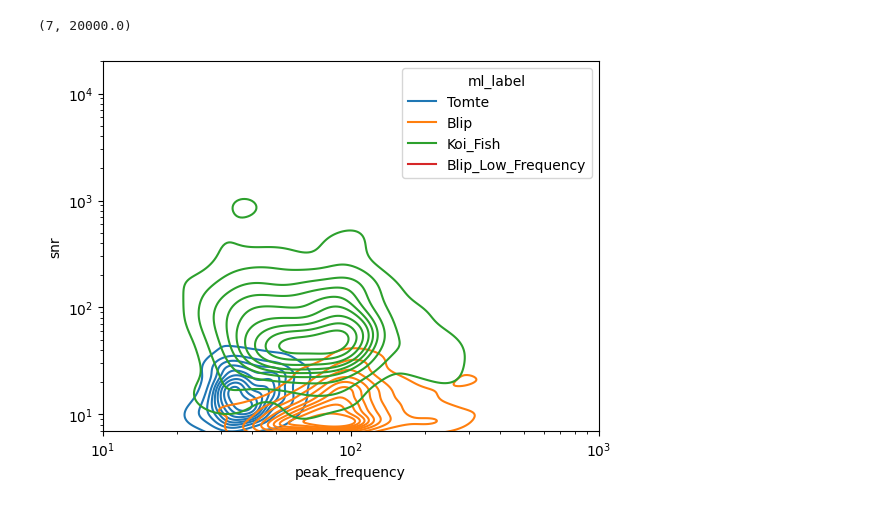
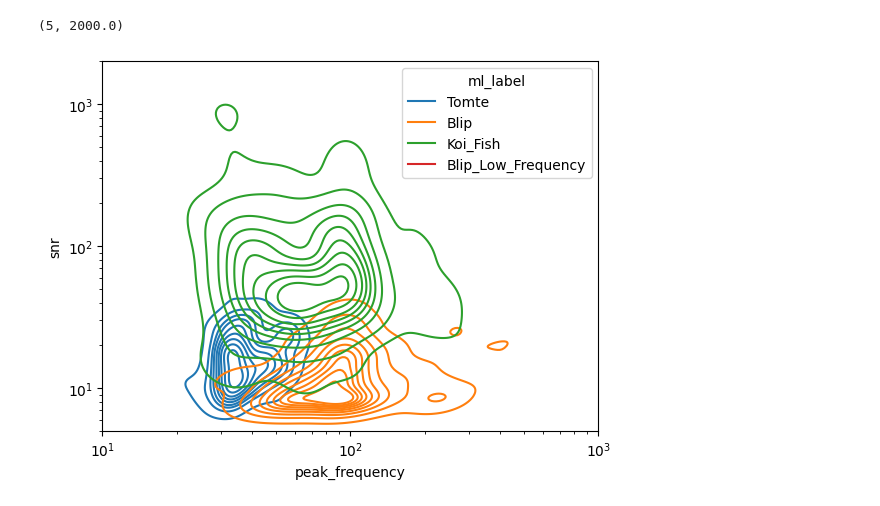
Before and after one commit to andrew-lundgren/antiglitch, a Jupyter notebook: plots/plot_gspy.ipynb, the cells around one changed output. Saved outputs shown, nothing was run; the diff lists cells and outputs as text; code cells hidden in the pictures.

```diff
--- a/plots/plot_gspy.ipynb
+++ b/plots/plot_gspy.ipynb
@@ -64,13 +68,13 @@ plt.ylim(7,2e4)
 # %%
 sns.kdeplot(gspy.query("ifo == 'V1'"),
                 x='peak_frequency', y='snr',
                 hue='ml_label', hue_order=ml_types,
                 log_scale=True, common_norm=False)
 plt.xlim(10,1000)
-plt.ylim(7,2e4)
+plt.ylim(5,2e3)
 # %% [output]
-(7, 20000.0)
+(5, 2000.0)
-[figure, old version]
+[figure, new version]
 # %%
 fig = sns.kdeplot(gspy.query("ifo == 'L1'"),
                 x='peak_frequency', y='bandwidth',
```
Also changed, not shown: parts of 7 cells of this notebook, 2 other files.
